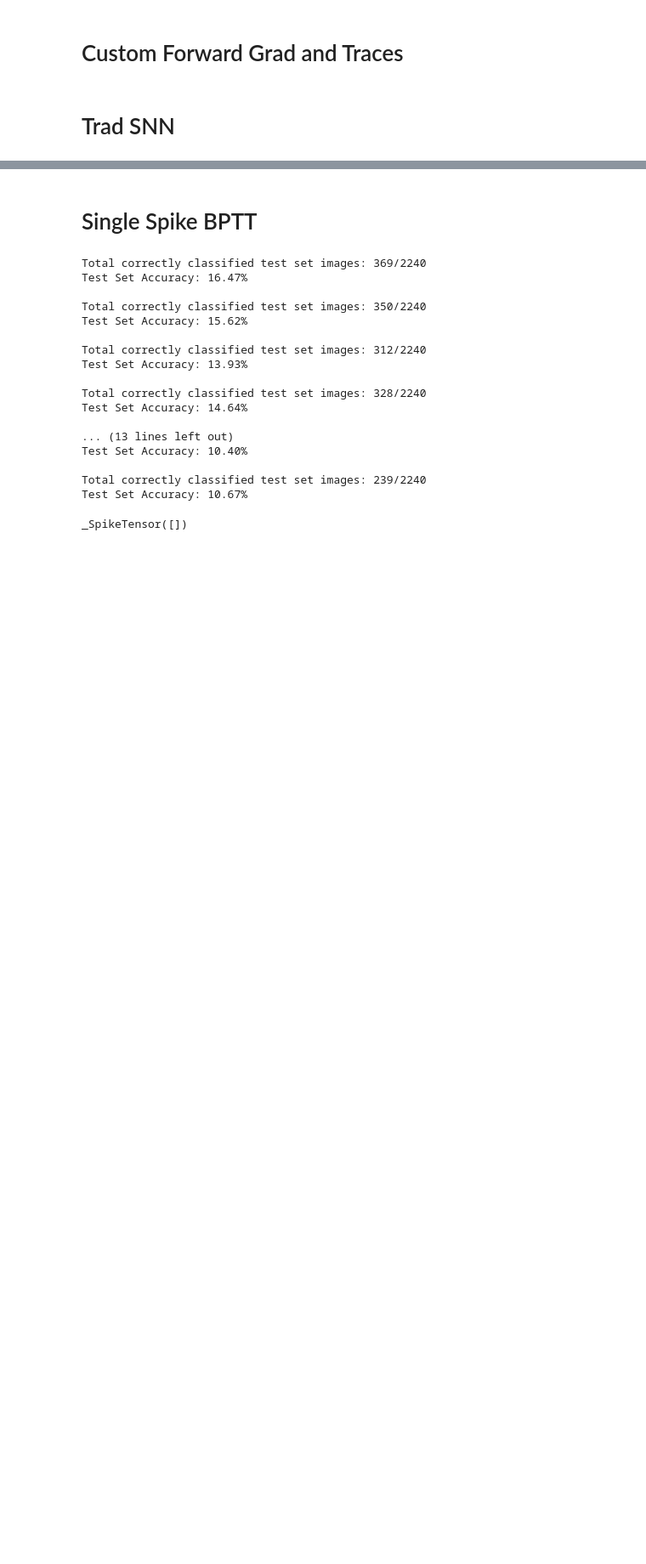
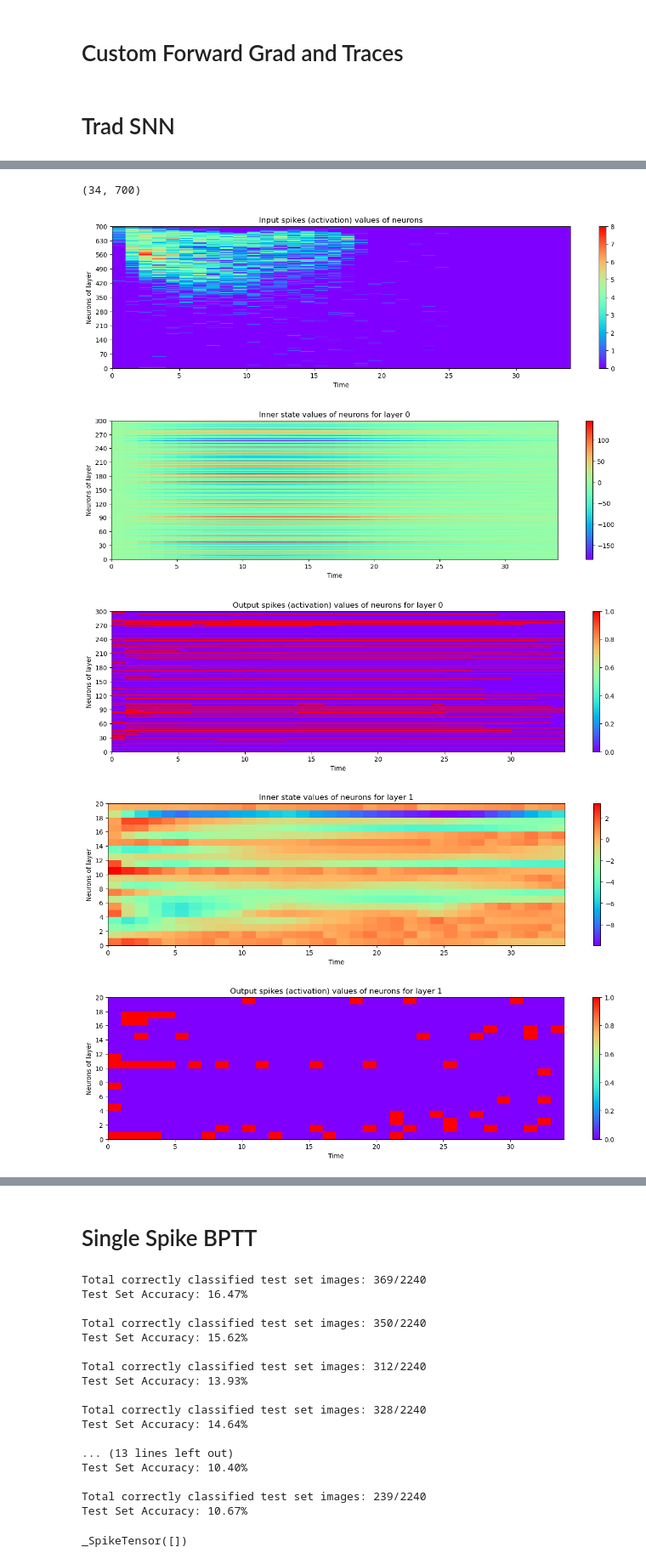
Before and after one commit to anmutechsupport/SingleSpikeOTTT, a Jupyter notebook: shittySHD.ipynb, the cells around one changed output, grey strips where cells are left out. Shown at 85% size. Saved outputs shown, nothing was run; the diff lists cells and outputs as text; code cells hidden in the pictures; blank space fills up the shorter version.

```diff
--- a/shittySHD.ipynb
+++ b/shittySHD.ipynb
@@ -659,0 +851,17 @@ Epochs on minibatch required to overfit:  133
+# %%
+# evaluate on full test set
+def test_accuracy(data, targets):
+    output, _ = net(data)
+    _, idx = output.sum(dim=0).max(1)
+    acc = np.mean((targets == idx).detach().cpu().numpy())
+    return acc
+
+with torch.no_grad():
+    net.eval()
+    acc_hist = []
+    for test_data, test_targets in test_loader:
+        test_data = test_data.to(torch.float32).squeeze()
+        test_acc = test_accuracy(test_data, test_targets)
+        print(f"Test set accuracy for a single minibatch: {test_acc*100:.2f}%")
+        acc_hist.append(test_acc)
+    print(f"Final Test set accuracy: {np.mean(acc_hist)*100:.2f}%")
@@ -659,0 +886,27 @@ Epochs on minibatch required to overfit:  133
+# %%
+# Visualize the neurons with a test example
+with torch.no_grad():
+    net.eval()
+    test_data, test_targets = next(iter(test_loader))
+    x = test_data.to(torch.float32).squeeze()[:, 0, :]
+    y = test_targets[0]
+
+    x_numpy = x.numpy()
+    print(x_numpy.shape)
+
+    net.plot_layer(x.numpy().T, title="Input spikes (activation) values of neurons")
+    net.visualize_all_neurons(x)
+    # output neuron of label
+    net.visualize_neuron(x, 1, y)
+
+    # output neuron of incorrect label
+    net.visualize_neuron(x, 1, 1-y)
+
+    # save all open figs
+# %% [output]
+(34, 700)
+[figure, added]
+[figure, added]
+[figure, added]
+[figure, added]
+[figure, added]
```
Also changed, not shown: parts of 15 cells of this notebook, 1 other file.
